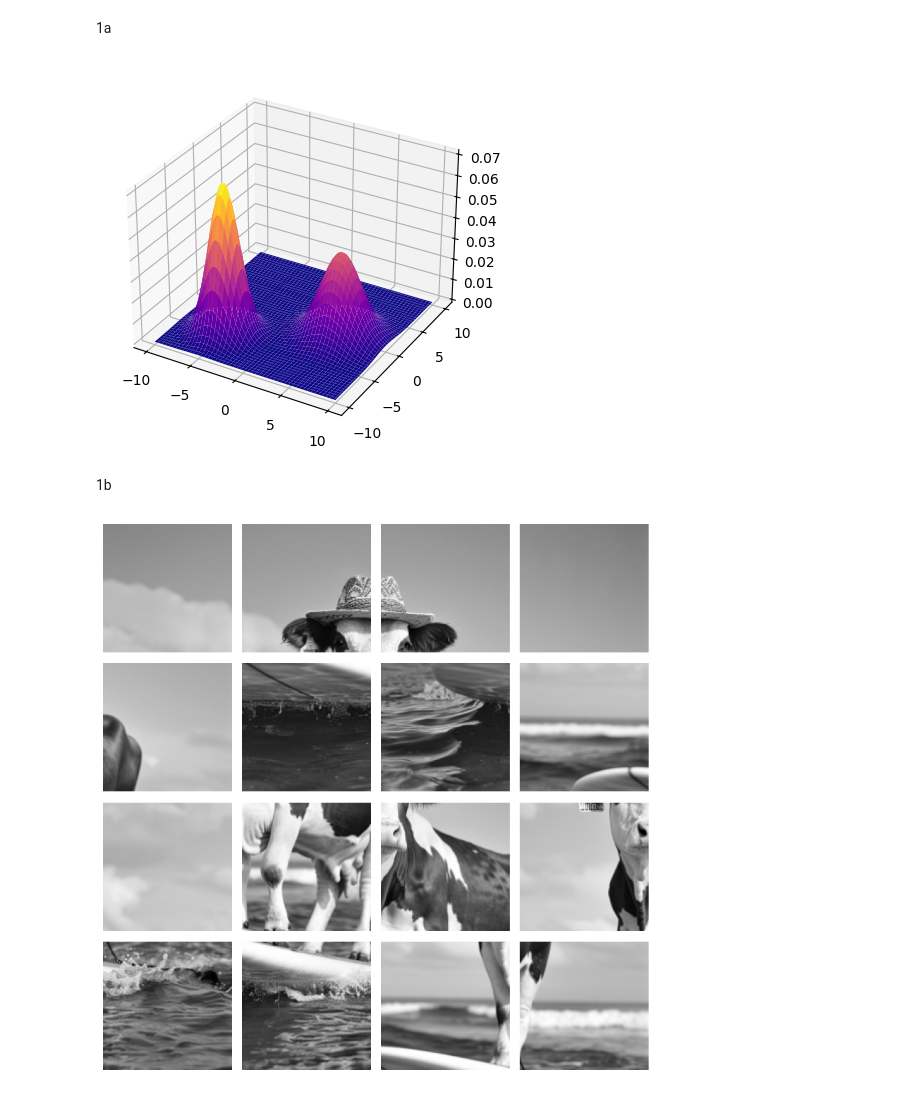
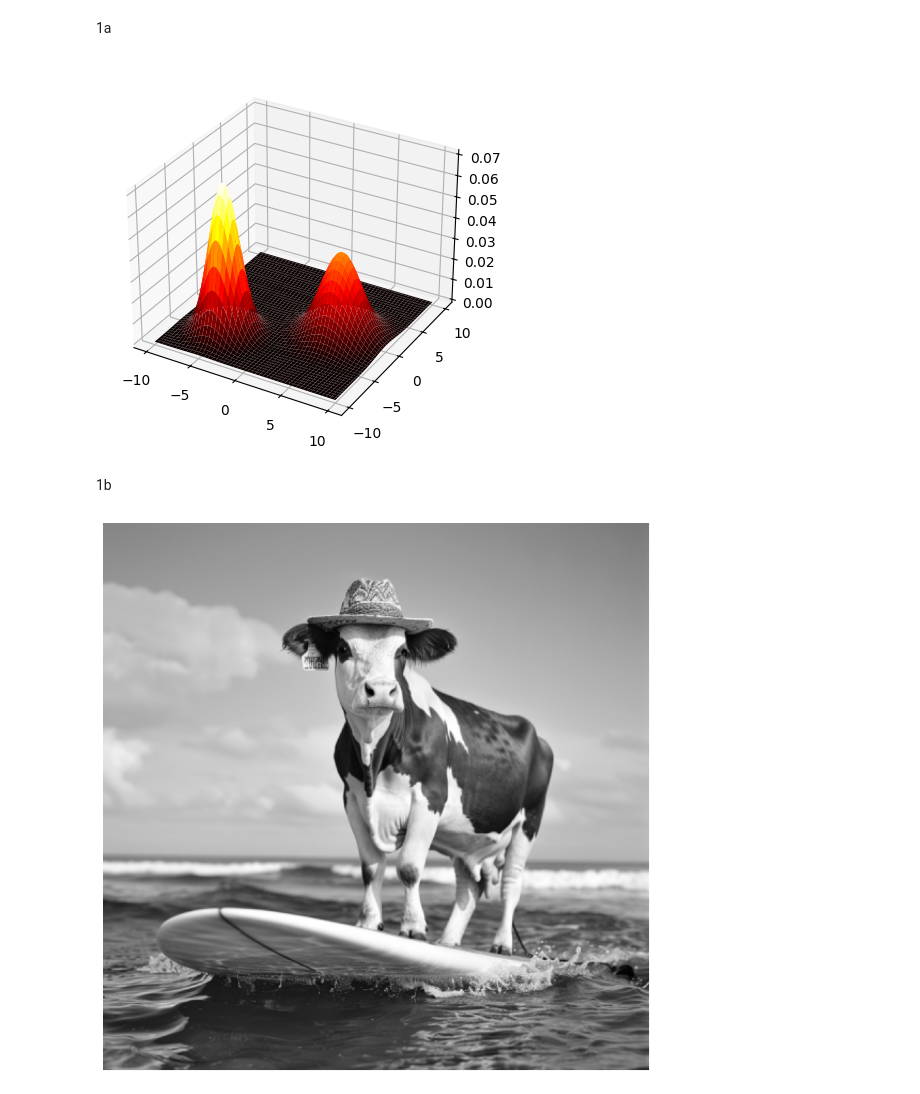
Before and after one commit to nicobrauchtgit/mlsec, a Jupyter notebook: 02 Ex/ex02.ipynb, the cells around one changed output. Drawn from its saved outputs; the diff is of its cells as text; code cells hidden in the pictures.

```diff
--- a/02 Ex/ex02.ipynb
+++ b/02 Ex/ex02.ipynb
@@ -26,43 +26,42 @@ Z = Z1 + Z2
 
 fig = plt.figure()
 ax = fig.add_subplot(111, projection='3d')
-ax.plot_surface(X, Y, Z, cmap='plasma')
+ax.plot_surface(X, Y, Z, cmap='hot')
 plt.show()
 # %% [output]
-[figure, old version]
+[figure, new version]
 # %% [markdown]
 1b
 # %%
 puzzle_img = plt.imread('resources/Shuffled Figure 1b Cow Tiles.png')
 
 h, w = puzzle_img.shape[:2]
 tile_h, tile_w = h // 4, w // 4
 
 
 def fix_the_image(image: ndarray, ordering: list) -> ndarray:
     tiles = []
     for i in range(4):
         for j in range(4):
             tile = image[i*tile_h:(i+1)*tile_h, j*tile_w:(j+1)*tile_w]
             tiles.append(tile)
 
     correct_tiles = []
     for order in ordering:
         correct_tiles.append(tiles[order])
     return correct_tiles
 
-fixed_image = fix_the_image(puzzle_img, [2,4,11, 6, 1, 0, 10,3, 5, 7, 8, 9, 12, 13, 14, 15])
-
+fixed_image = fix_the_image(puzzle_img, [2,4,11, 6, 7,10, 9, 1,5,14,8,15, 3,0, 13,12])
 
 fig, axes = plt.subplots(4, 4, figsize=(8, 8))
 
 for idx, tile in enumerate(fixed_image):
     row = idx // 4
     col = idx % 4
     axes[row, col].imshow(tile)
     axes[row, col].axis('off')
 
-plt.tight_layout()
+plt.tight_layout(pad=0)
 plt.show()
 # %% [output]
-[figure, old version]
+[figure, new version]
```
Also changed, not shown: parts of 2 cells of this notebook.
